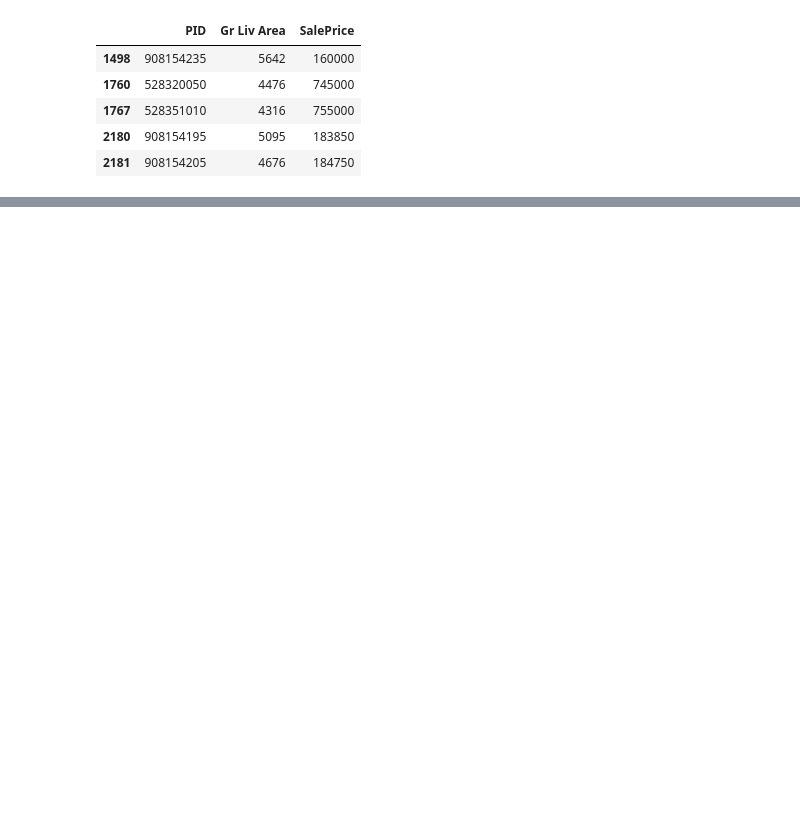
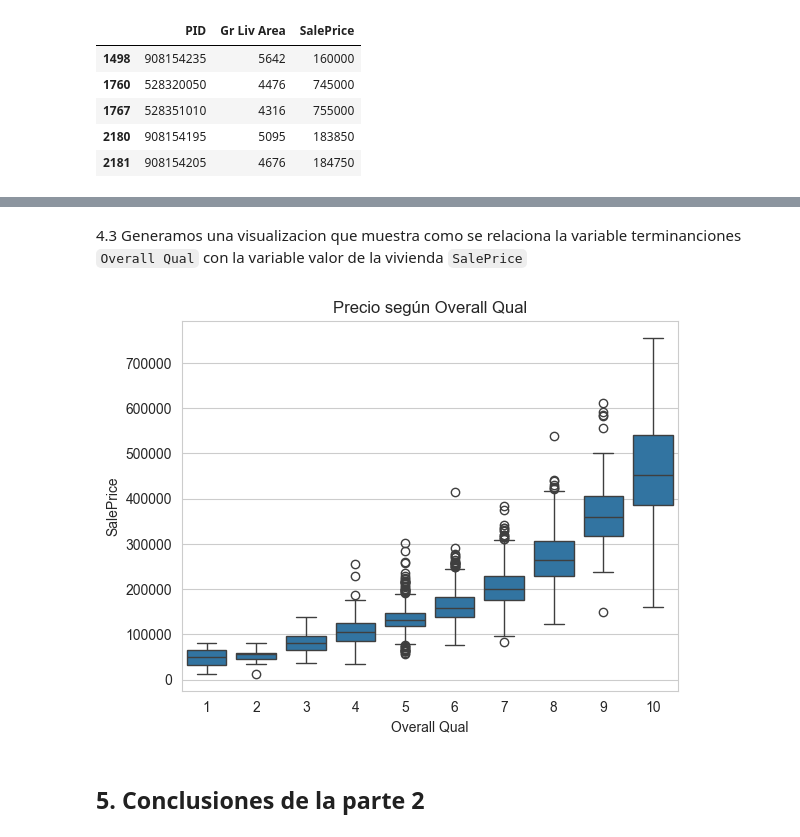
Before and after one commit to benjabarreraduoc/ProyectoHausing, a Jupyter notebook: notebooks/01_eda_housing.ipynb, the cells around one changed output, grey strips where cells are left out. Drawn from its saved outputs; the diff is of its cells as text; code cells hidden in the pictures; blank space fills up the shorter version.

```diff
--- a/notebooks/01_eda_housing.ipynb
+++ b/notebooks/01_eda_housing.ipynb
@@ -214,0 +296,11 @@ entre familiares o una condición particular de la propiedad no capturada por ot
+# %% [markdown]
+4.3 Generamos una visualizacion que muestra como se relaciona la variable terminanciones `Overall Qual` con la variable valor de la vivienda `SalePrice`
+# %%
+sns.boxplot(data=df, x='Overall Qual', y='SalePrice')
+plt.title('Precio según Overall Qual')
+plt.savefig('../images/Relacion_Terminaciones.png', dpi=130)
+plt.show()
+# %% [output]
+[figure, added]
+# %% [markdown]
+## 5. Conclusiones de la parte 2
```
Also changed, not shown: parts of 15 cells of this notebook, 5 other files.
